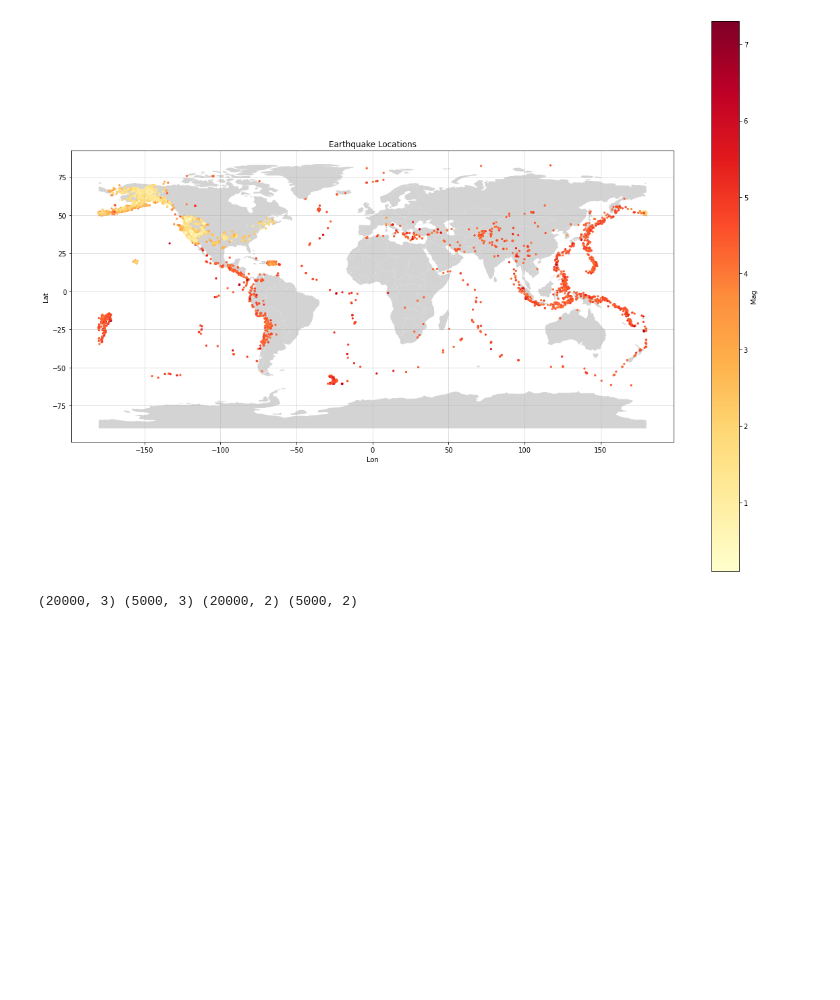
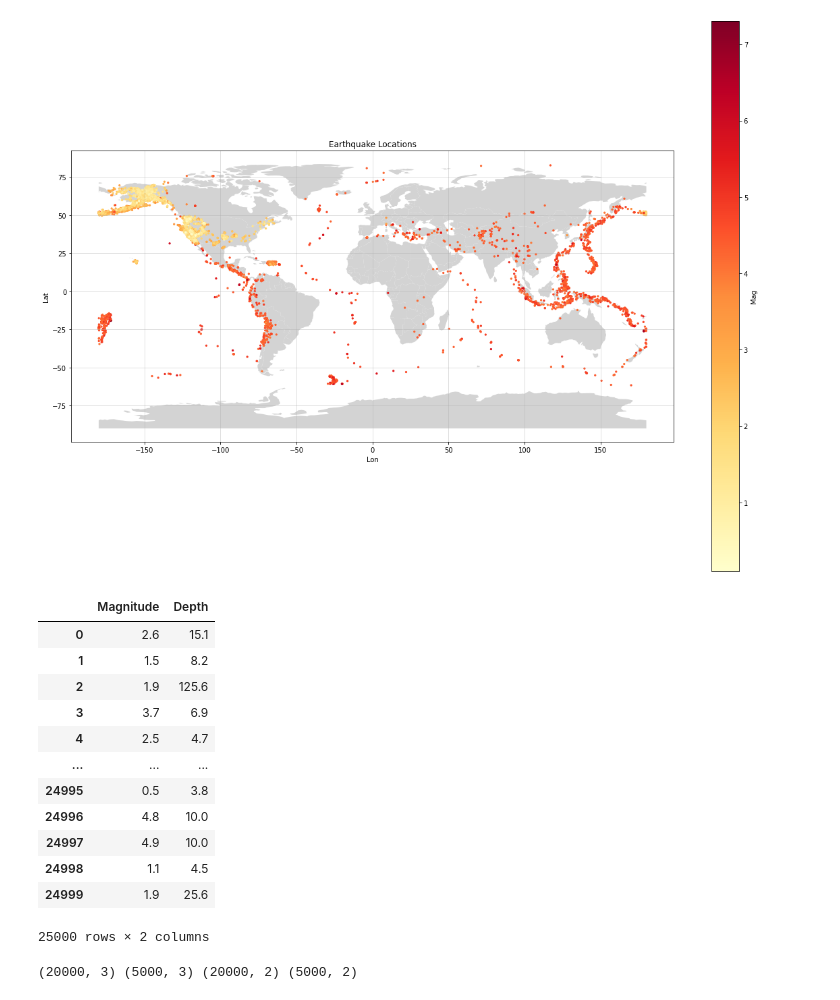
Before and after one commit to Andrina-iris/Cogs-118B-ML_Project, a Jupyter notebook: EarthquakePattern.ipynb, the cells around one changed output. Cells and saved outputs as stored; diff of their text form; code cells hidden in the pictures; blank space fills up the shorter version.

```diff
--- a/EarthquakePattern.ipynb
+++ b/EarthquakePattern.ipynb
@@ -84,6 +84,21 @@ plt.show()
 # %%
 X = clean_df[['Timestamp', 'Latitude', 'Longitude']]
 y = clean_df[['Magnitude', 'Depth']]
+y
+# %% [output]
+|  | Magnitude | Depth |
+| 0 | 2.6 | 15.1 |
+| 1 | 1.5 | 8.2 |
+| 2 | 1.9 | 125.6 |
+| 3 | 3.7 | 6.9 |
+| 4 | 2.5 | 4.7 |
+| ... | ... | ... |
+| 24995 | 0.5 | 3.8 |
+| 24996 | 4.8 | 10.0 |
+| 24997 | 4.9 | 10.0 |
+| 24998 | 1.1 | 4.5 |
+| 24999 | 1.9 | 25.6 |
+25000 rows × 2 columns
 # %%
 X_train, X_test, y_train, y_test = train_test_split(X, y, test_size=0.2, random_state=0)
 print(X_train.shape, X_test.shape, y_train.shape, y_test.shape)
```
Also changed, not shown: parts of 4 cells of this notebook.
